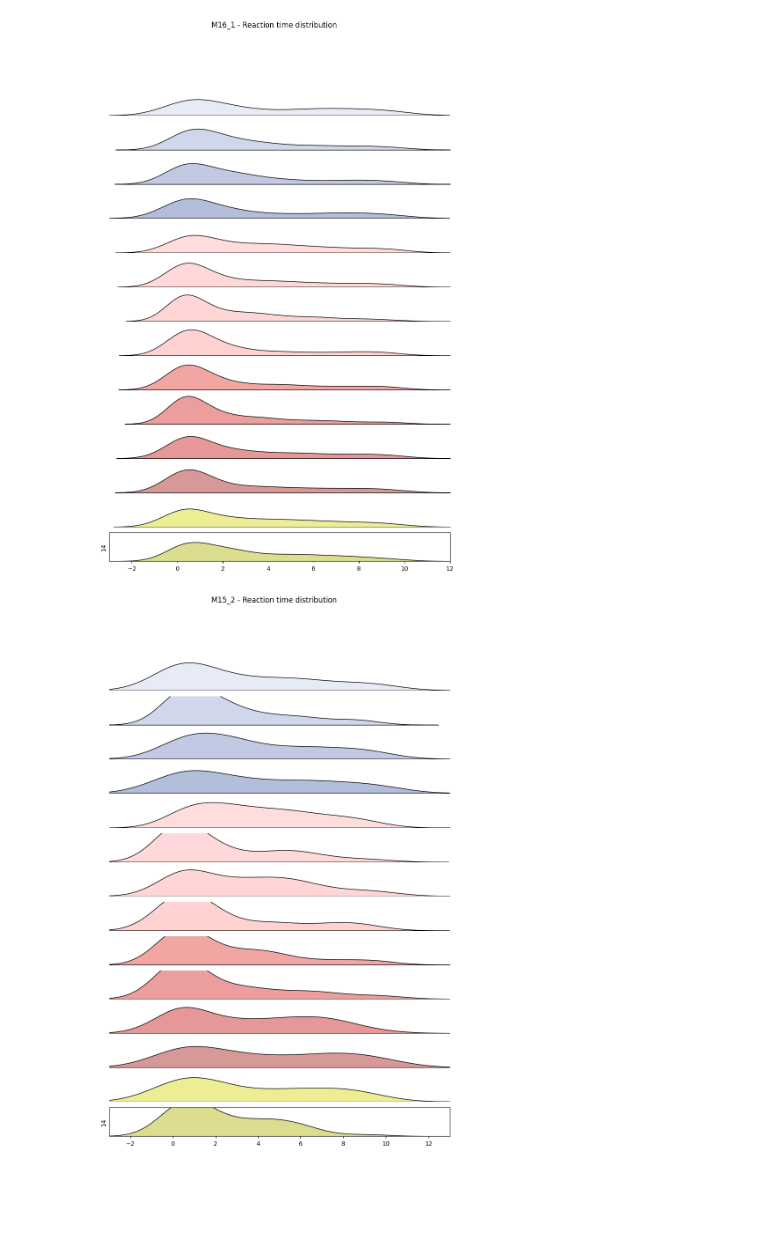
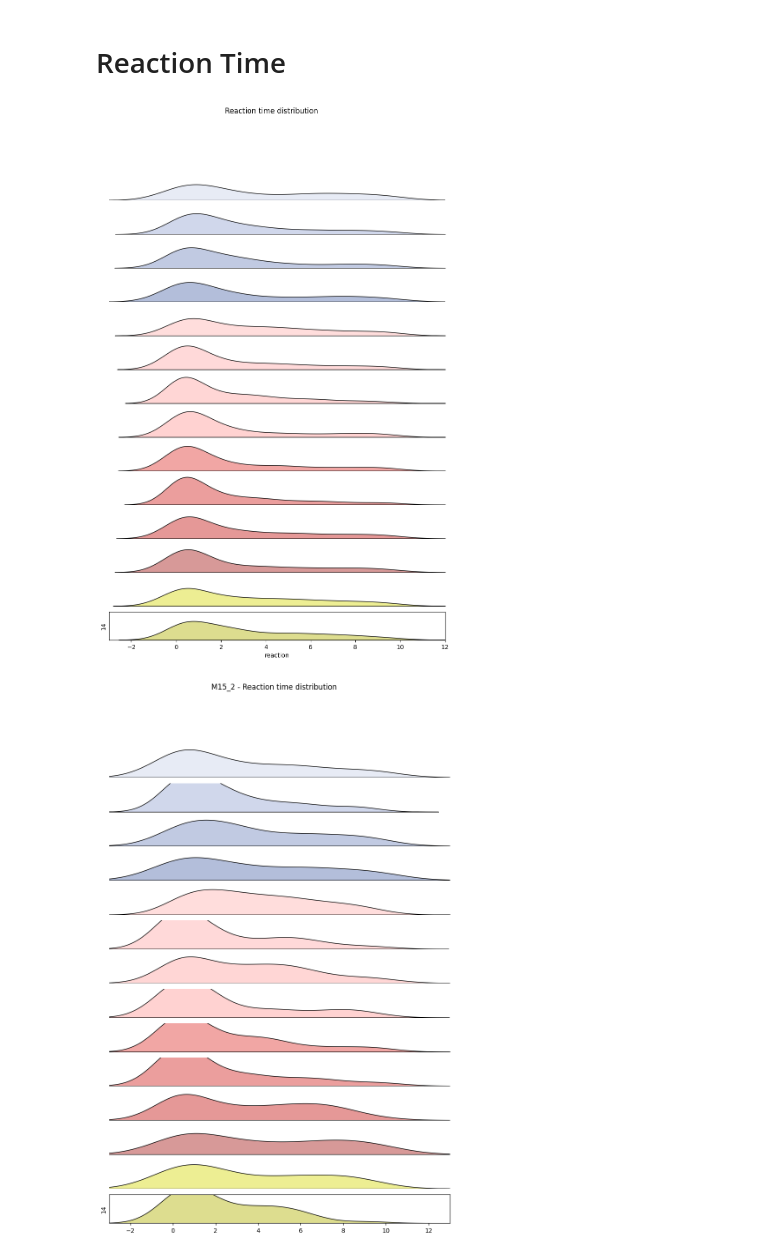
Before and after one commit to xinhez/Ghost_Project-2, a Jupyter notebook: plot_behavior.ipynb, the cells around one changed output. Saved outputs shown, nothing was run; the diff lists cells and outputs as text; code cells hidden in the pictures; blank space fills up the shorter version.

```diff
--- a/plot_behavior.ipynb
+++ b/plot_behavior.ipynb
@@ -1,3 +1,5 @@
+# %% [markdown]
+# Reaction Time
 # %%
 import glob
 import matplotlib.pyplot as plt
@@ -21,7 +23,6 @@ n_s_per_min = 60
 n_ms_per_s = 1000
 joystick_threshold = 0.15
 n_total_trial = 100
-
 
 def analog_to_digital(analog, max_joystick_angle=22.5):
     return joystick_length * (np.sin(np.deg2rad(max_joystick_angle * analog/hw)))
@@ -50,72 +51,34 @@ for subject in ['M15_2', 'M15_3', 'M15_5', 'M15_7', 'M16_1']:
         events['time'] = events['time'] - events['time'][0]
         events['time'] = events['time'] / n_ms_per_s
 
-        bin_scale = n_ms_per_s / 50 # smooth by bins
-        events['binned_time'] = np.floor(events['time'] * bin_scale) / bin_scale
-        binned_events = events[['binned_time', 'position']].groupby('binned_time').mean().reset_index().rename(columns={'position': 'binned_position'})
-
-        # events['time'] = events['time'] / n_s_per_min
-        events = events.merge(binned_events, on='binned_time', how='left')
-
-        trial_starts, trial_ends = [], []
         for trial in range(n_total_trial):
             trial_indices = np.where(events['trial'] == trial)[0]
-            trial_starts.append(trial_indices.min())
-            trial_ends.append(trial_indices.max())
-
-        reached_position = {}
-        s_trials, f_trials, false_trials = [], [], []
-        trial_starts, trial_ends = [], []
-        for trial in range(n_total_trial):
-            trial_indices = np.where(events['trial'] == trial)[0]
-            trial_starts.append(trial_indices.min())
-            trial_ends.append(trial_indices.max())
-            reached_position[trial] = events.loc[trial_indices, 'position'].max()
             if any(events['state'][trial_indices] == 1):
-                s_trials.append(trial)
                 trial_reaction_index = np.where((events['trial'] == trial) & (events['state'] == 1))[0][0]
                 reaction_times.append({
                     'subject': subject,
                     'session': session_index+1,
-                    'reaction': events['time'][trial_reaction_index] - events['time'][trial_starts[-1]],
+                    'reaction': events['time'][trial_reaction_index] - events['time'][trial_indices.min()],
                 })
-            else:
-                f_trials.append(trial)
-                if reached_position[trial] > joystick_threshold:
-                    false_trials.append(trial)
 
-        trial_starts, trial_ends = np.array(trial_starts), np.array(trial_ends)
-        # plt.figure()
-        # for trial, (trial_start, tiral_end) in enumerate(zip(trial_starts, trial_ends)):
-        #     if trial in s_trials[:20]:
-        #         plt.plot(events['time'][trial_start:tiral_end]-events['time'][trial_start], events['position'][trial_start:tiral_end], alpha=0.3, label=trial, color='gray')
-        # plt.title(f'{subject} - Session {session_index+1}')
-        # # plt.ylim(-0.1, 2.5)
-        # plt.ylim(0, 1.5)
-        # plt.xlim(0, 3)
-        # plt.show()
 reaction_times = pd.DataFrame(reaction_times)
 # %%
 fig = plt.figure(figsize=(10, 15))
 for session in range(1, reaction_times['session'].max()+1):
     ax = plt.subplot(len(reaction_times['session'].unique())+1, 1, session)
     sns.kdeplot(data=reaction_times[reaction_times['session']==session], x='reaction', label=f'Session {session+1}', ax=ax, fill=True, color=session_palette[session],edgecolor='black', alpha=0.5)
     ax.set_ylim(0, 0.28)
     ax.set_xlim(-3, 12)
-# sns.kdeplot(data=stats, x='session', y='reaction')#, color='black')
-# plt.ylabel('reaction time (s)')
     ax.set_ylabel(session)
     ax.set_yticks([])
-    ax.set_xlabel('')
     ax.set_axis_off()
 ax.set_axis_on()
-fig.suptitle(f'{subject} - Reaction time distribution')
-# plt.tight_layout()
-# plt.savefig(f'{figure_folder}/{subject}_reaction_density.pdf')
+fig.suptitle(f'Reaction time distribution')
+plt.savefig(f'{figure_folder}/reaction_density.pdf')
 plt.show()
 plt.close()
 # %% [output]
-[figure, old version]
+[figure, new version]
 # %%
 for subject in ['M15_2', 'M15_3', 'M15_5', 'M15_7', 'M16_1']:
     stats = reaction_times[reaction_times['subject']==subject]
```
Also changed, not shown: parts of 17 cells of this notebook, 11 other files.
